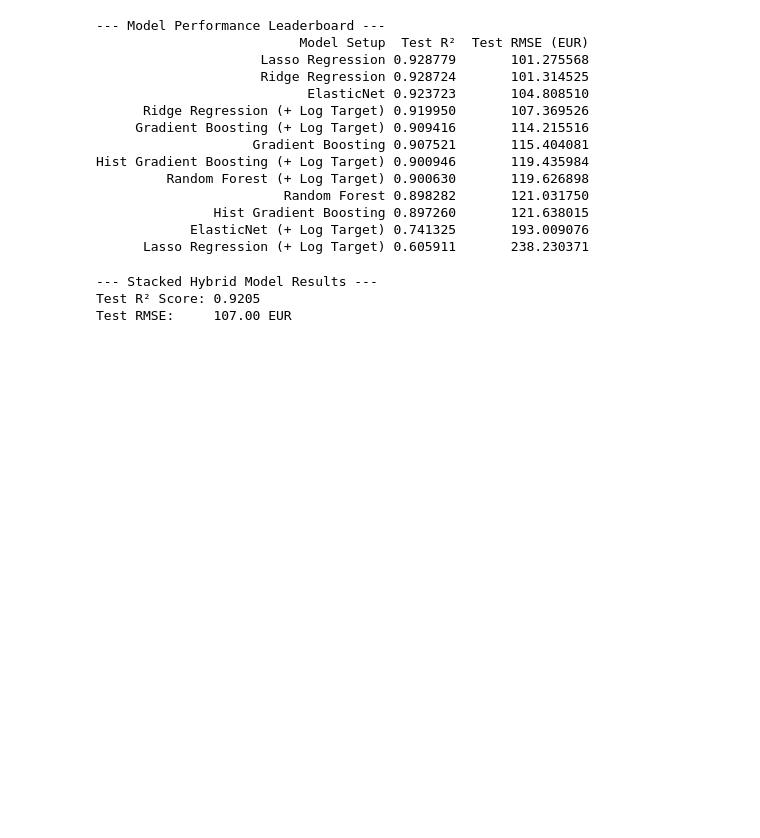
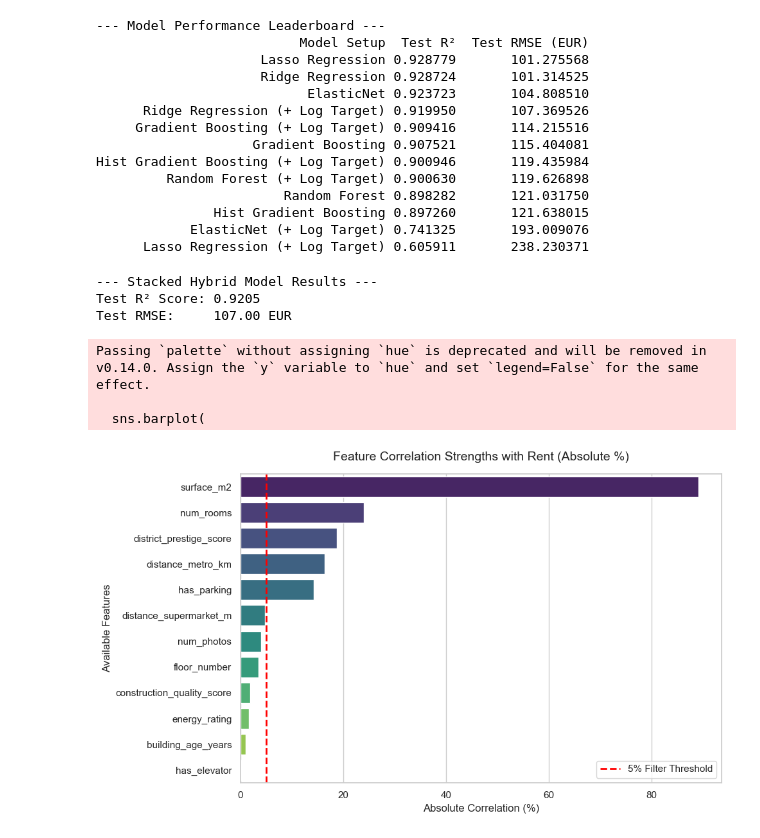
Before and after one commit to KSteponavicus/Urban-Rental-Pricing---Final-ML-Project, a Jupyter notebook: lucien.ipynb, the cells around one changed output. Saved outputs shown, nothing was run; the diff lists cells and outputs as text; code cells hidden in the pictures; blank space fills up the shorter version.

```diff
--- a/lucien.ipynb
+++ b/lucien.ipynb
@@ -463,3 +463,48 @@ print(f"Test RMSE:     {np.sqrt(mean_squared_error(y_test, preds_actual)):.2f} E
 --- Stacked Hybrid Model Results ---
 Test R² Score: 0.9205
 Test RMSE:     107.00 EUR
+# %%
+import numpy as np
+import pandas as pd
+import matplotlib.pyplot as plt
+import seaborn as sns
+
+# Load the training data
+df_train = pd.read_csv('track_a_rental_pricing_train.csv')
+target_col = 'rent_eur_month'
+
+# 1. Compute absolute Pearson correlations with the target variable
+numeric_df = df_train.select_dtypes(include=[np.number])
+correlations = numeric_df.corr()[target_col].abs().drop(target_col)
+
+# 2. Sort the features from highest to lowest correlation
+correlations_sorted = correlations.sort_values(ascending=False)
+
+# 3. Set up the plotting aesthetics
+sns.set_theme(style="whitegrid")
+plt.figure(figsize=(10, 6))
+
+# 4. Generate the horizontal bar plot
+sns.barplot(
+    x=correlations_sorted.values * 100,
+    y=correlations_sorted.index,
+    palette="viridis"
+)
+
+# 5. Add a vertical line highlighting your strict 5% threshold constraint
+plt.axvline(x=5, color='red', linestyle='--', linewidth=2, label='5% Filter Threshold')
+
+# 6. Add clean, readable formatting labels
+plt.title('Feature Correlation Strengths with Rent (Absolute %)', fontsize=14, pad=15)
+plt.xlabel('Absolute Correlation (%)', fontsize=12)
+plt.ylabel('Available Features', fontsize=12)
+plt.legend(loc='lower right')
+plt.tight_layout()
+
+# Display the plot inside your notebook
+plt.show()
+# %% [output]
+Passing `palette` without assigning `hue` is deprecated and will be removed in v0.14.0. Assign the `y` variable to `hue` and set `legend=False` for the same effect.
+
+  sns.barplot(
+[figure, added]
```
